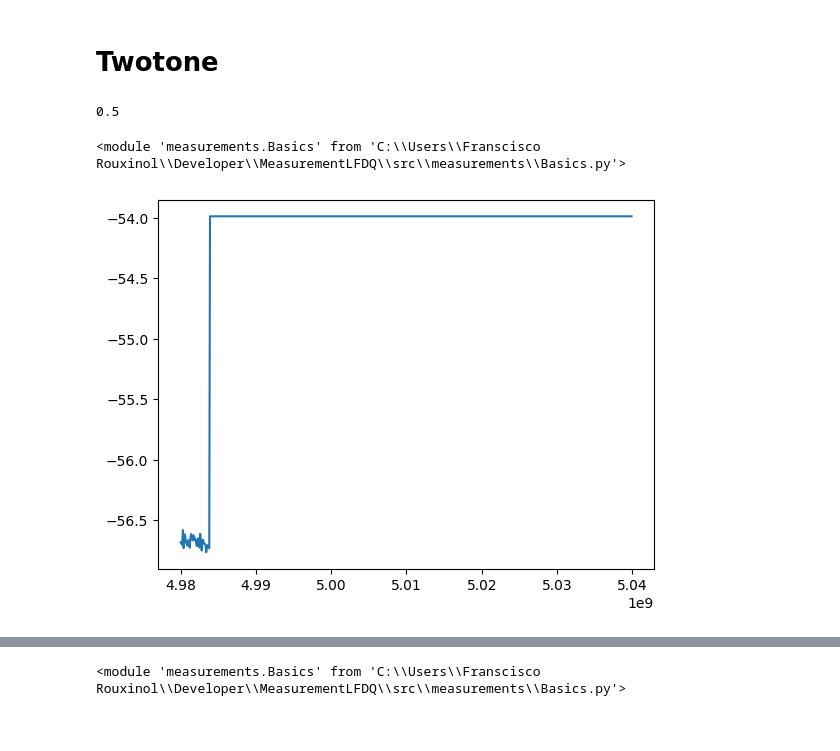
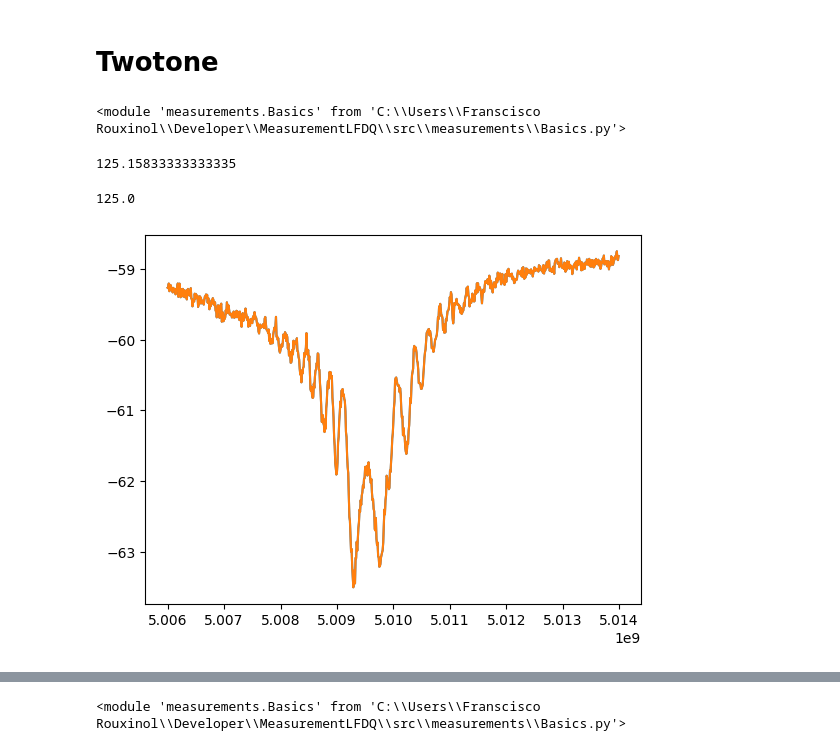
Before and after one commit to Rouxinol-Research-Lab/MeasurementsLFDQ, a Jupyter notebook: PulseGeneratorExample.ipynb, the cells around one changed output, grey strips where cells are left out. Cells and saved outputs as stored; diff of their text form; code cells hidden in the pictures.

```diff
--- a/PulseGeneratorExample.ipynb
+++ b/PulseGeneratorExample.ipynb
@@ -29,6 +29,8 @@ instruments['Voltsource'] =  SIM928_driver('GPIB0::2::INSTR',8,step_time=0.1,ste
 instruments['Voltmeter'] = SIM970_driver('GPIB0::2::INSTR',5)
 # %%
 parameters = {}
+
+parameters['ExperimentName'] = 'Transmon3D_newsystem'
 
 parameters['RFMeasurementLength'] = 5e-6 # in seconds
 parameters['RFMeasurementAmplitude'] = 18 # in dBm, this a local oscillator, it feeds two mixers.
@@ -38,7 +40,7 @@ parameters['RFExcitationAmplitude'] = 11 # in dBm, this a local oscillator, it f
 parameters['RFExcitationDelay'] = 0.1e-9 # delay before the next pulse
 parameters['RFExcitationState'] = False # if the excitation should be on while the measurement happens
 
-parameters['fluxValue'] =  -0.015 # in volts
+parameters['fluxValue'] =  -0.02 # in volts
 parameters['fluxResistance'] = 8e3 # in ohms. this is for logging only. it is resistance used for the flux source
 parameters['fluxState'] = True # if the flux should be on while the measurement happens
 
@@ -74,0 +108,22 @@ basics.cavity_measure(instruments,parameters,freqs)
+# %%
+initial_freq = 7380e6
+final_freq = 7410e6
+step_Freq = 1e6
+
+freqs = np.arange(initial_freq,final_freq,step_Freq)
+
+initial_volt = -0.1
+final_volt = 0.0
+step_volt = 0.01
+volts = np.arange(initial_volt, final_volt, step_volt)
+
+
+parameters['numberOfBuffers'] = 500 # number of buffer used by alazar board in the acquisition.
+parameters['numberOfRecordsPerBuffers'] = 50 # number of records per buffer used by alazar board in the acquisition.
+parameters['MeasurementFrequency'] = 7400e6
+parameters['RFExcitationLength'] = 5e-6
+parameters['attenuation'] = 50
+instruments['awg'].setVoltage(2,0.5)
+
+
+basics.fluxsweep_measure(instruments,parameters,freqs,volts)
@@ -75,10 +137,14 @@ basics.cavity_measure(instruments,parameters,freqs)
 # %% [markdown]
 # Twotone
-# %%
-instruments['awg'].setVoltage
-# %% [output]
-0.5
 # %%
 reload(basics)
 # %% [output]
 <module 'measurements.Basics' from 'C:\\Users\\Franscisco Rouxinol\\Developer\\MeasurementLFDQ\\src\\measurements\\Basics.py'>
+# %%
+7689728/instruments['awg'].get_sampleRate()*1e6
+# %% [output]
+125.15833333333335
+# %%
+7680000/instruments['awg'].get_sampleRate()*1e6
+# %% [output]
+125.0
@@ -85,17 +155,18 @@ reload(basics)
 # %%
-initial_freq = 4980e6
-final_freq = 5040e6
-step_Freq = 0.1e6
+initial_freq = 5006e6
+final_freq = 5014e6
+step_Freq = 0.01e6
 
-parameters['numberOfBuffers'] = 500 # number of buffer used by alazar board in the acquisition.
-parameters['numberOfRecordsPerBuffers'] = 80 # number of records per buffer used by alazar board in the acquisition.
-parameters['MeasurementFrequency'] = 7400e6
+parameters['numberOfBuffers'] = 600 # number of buffer used by alazar board in the acquisition.
+parameters['numberOfRecordsPerBuffers'] = 100 # number of records per buffer used by alazar board in the acquisition.
+parameters['MeasurementFrequency'] = 7400.5e6
 parameters['RFExcitationLength'] = 5e-6
-instruments['awg'].setVoltage(2,0.5)
+parameters['attenuation'] = 35
+instruments['awg'].setVoltage(2,0.2)
 
 qfreqs = np.arange(initial_freq,final_freq,step_Freq)
 
 basics.twotone_measure(instruments,parameters,qfreqs)
 # %% [output]
-[figure, old version]
+[figure, new version]
 # %%
```
Also changed, not shown: parts of 16 cells of this notebook.
